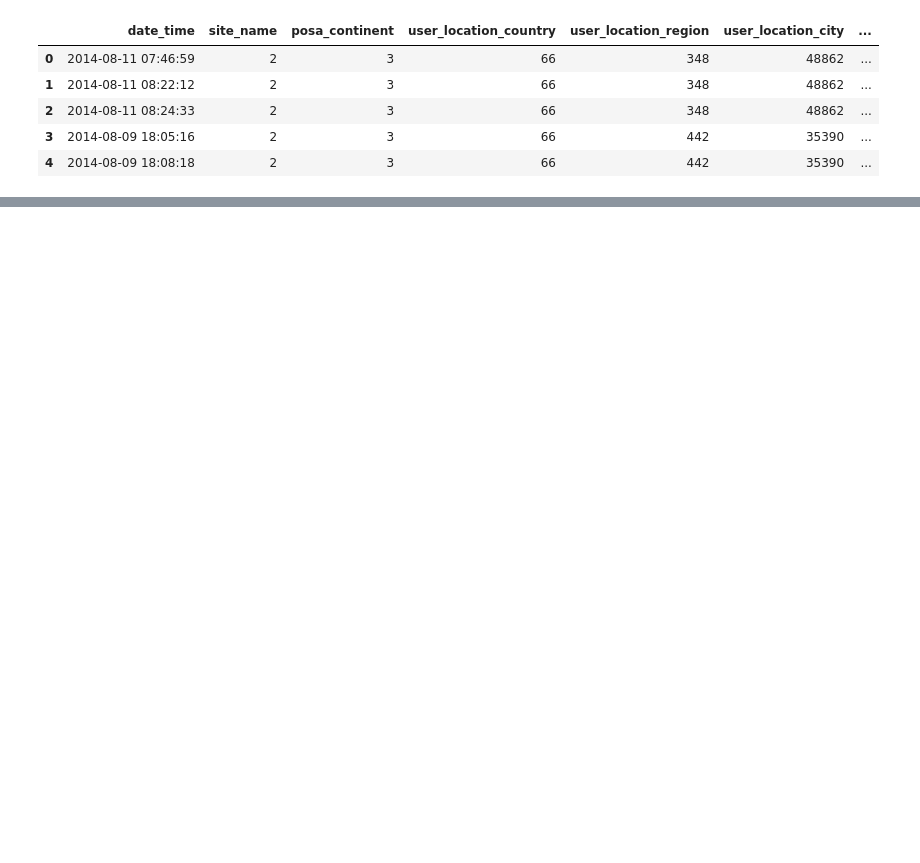
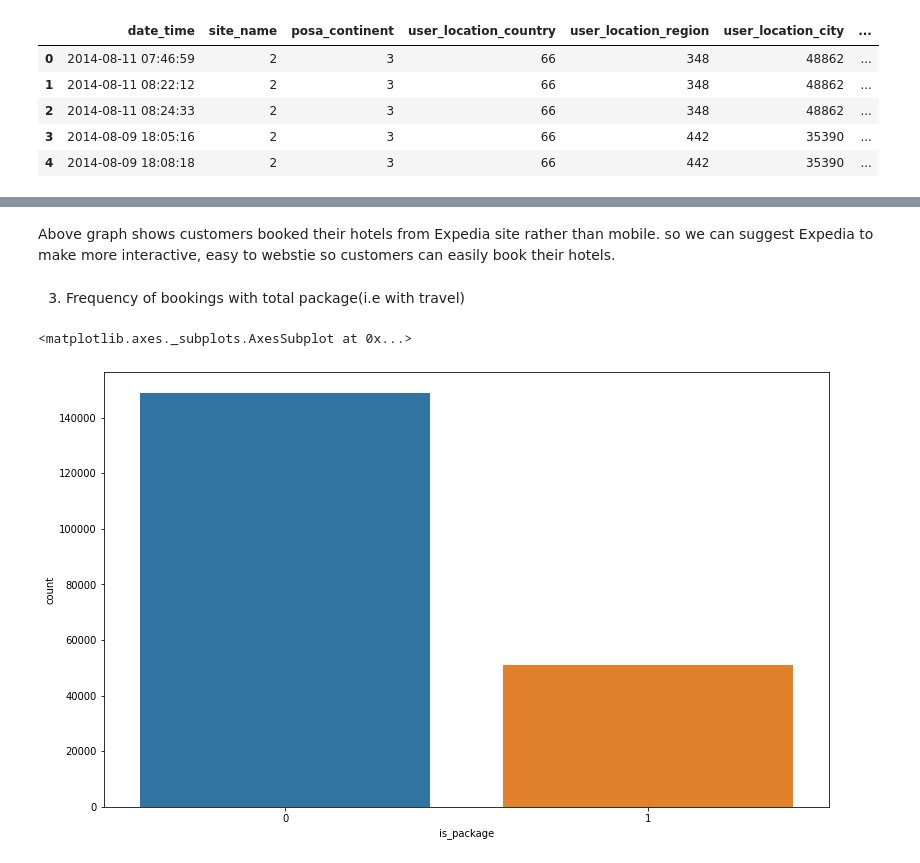
Before and after one commit to vivekml2/MachineLearning, a Jupyter notebook: Expedia_Hotel_Recommendations_kaggle.ipynb, the cells around one changed output, grey strips where cells are left out. Drawn from its saved outputs; the diff is of its cells as text; code cells hidden in the pictures; blank space fills up the shorter version.

```diff
--- a/Expedia_Hotel_Recommendations_kaggle.ipynb
+++ b/Expedia_Hotel_Recommendations_kaggle.ipynb
@@ -22,0 +217,11 @@ train.head()
+# %% [markdown]
+Above graph shows customers booked their hotels from Expedia site rather than mobile. so we can suggest Expedia to make more interactive, easy to webstie so customers can easily  book their hotels.
+# %% [markdown]
+3. Frequency of bookings with total package(i.e with travel)
+# %%
+fig,ax= plt.subplots()
+fig.set_size_inches(13,8)
+sns.countplot(x='is_package', data=train, order=[0,1],ax=ax)
+# %% [output]
+<matplotlib.axes._subplots.AxesSubplot at 0x...>
+[figure, added]
```
Also changed, not shown: parts of 68 cells of this notebook.
